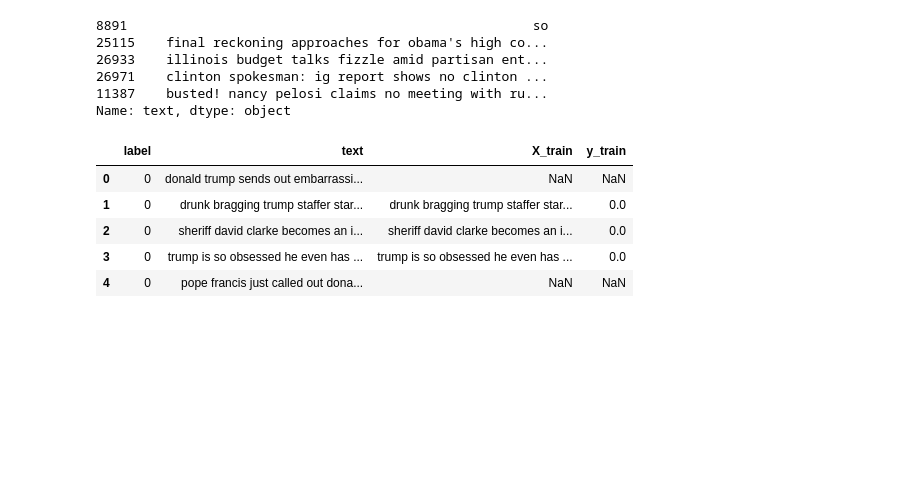
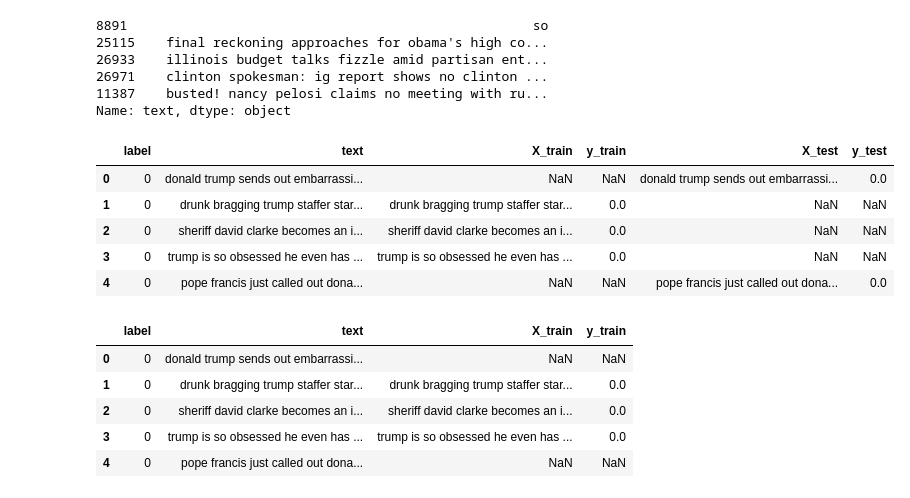
Before and after one commit to AnkitaSK/Proj2_Text_Classification, a Jupyter notebook: main.ipynb, the cells around one changed output. Saved outputs shown, nothing was run; the diff lists cells and outputs as text; code cells hidden in the pictures; blank space fills up the shorter version.

Commit message:
training and evaluation

```diff
--- a/main.ipynb
+++ b/main.ipynb
@@ -27,6 +45,19 @@ Name: text, dtype: object
 # %%
 df['X_train'] = X_train
 df['y_train'] = y_train
+
+test_df = df.copy()
+test_df['X_test'] = X_test
+test_df['y_test'] = y_test
+# %%
+test_df.head()
+# %% [output]
+|  | label | text | X_train | y_train | X_test | y_test |
+| 0 | 0 | donald trump sends out embarrassi... | NaN | NaN | donald trump sends out embarrassi... | 0.0 |
+| 1 | 0 | drunk bragging trump staffer star... | drunk bragging trump staffer star... | 0.0 | NaN | NaN |
+| 2 | 0 | sheriff david clarke becomes an i... | sheriff david clarke becomes an i... | 0.0 | NaN | NaN |
+| 3 | 0 | trump is so obsessed he even has ... | trump is so obsessed he even has ... | 0.0 | NaN | NaN |
+| 4 | 0 | pope francis just called out dona... | NaN | NaN | pope francis just called out dona... | 0.0 |
 # %%
 df.head()
 # %% [output]
```
Also changed, not shown: parts of 20 cells of this notebook.
